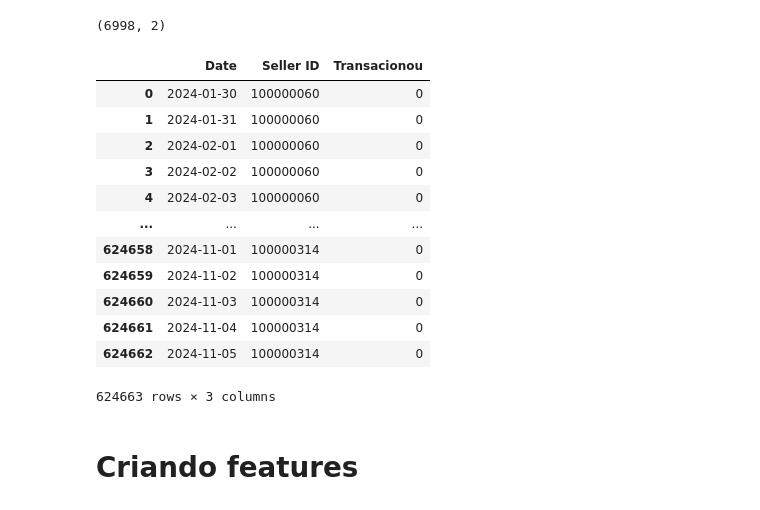
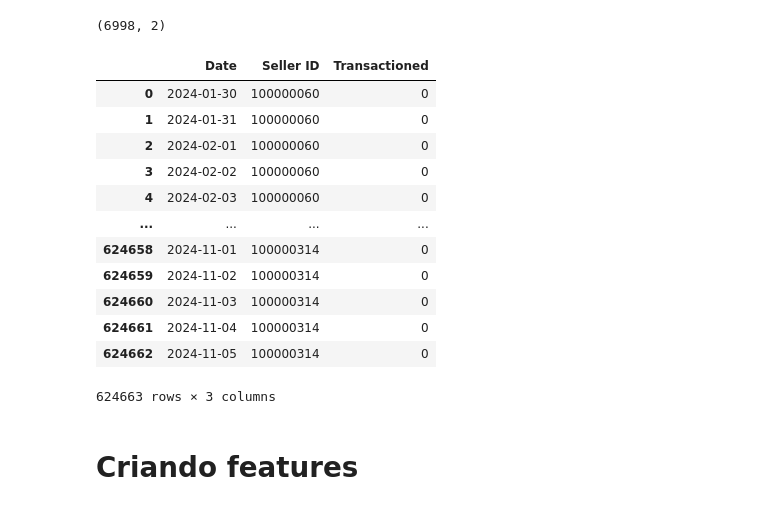
Before and after one commit to Miguelmdcc/Desafio_IA, a Jupyter notebook: Code/transacoes.ipynb, the cells around one changed output. Drawn from its saved outputs; the diff is of its cells as text; code cells hidden in the pictures.

```diff
--- a/Code/transacoes.ipynb
+++ b/Code/transacoes.ipynb
@@ -122,21 +122,21 @@ transacoes_filtradas.shape
 # %%
 unique_seller_ids = transacoes_filtradas['Seller ID'].unique()
 
 all_seller_data = []
 
 for seller in unique_seller_ids:
     seller_data = transacoes_filtradas[transacoes_filtradas['Seller ID'] == seller]
     seller_data = seller_data.sort_values(by='Date', ascending=True)
-    seller_data['Transacionou'] = 1
+    seller_data['Transactioned'] = 1
     seller_data = pd.merge(df_dates, seller_data, on='Date', how='left')
-    seller_data['Transacionou'] = seller_data['Transacionou'].fillna(0).astype('Int64')
+    seller_data['Transactioned'] = seller_data['Transactioned'].fillna(0).astype('Int64')
     seller_data['Seller ID'] = seller
-    all_seller_data.append(seller_data[['Date', 'Seller ID', 'Transacionou']])
+    all_seller_data.append(seller_data[['Date', 'Seller ID', 'Transactioned']])
 
 transacoes_sellerid = pd.concat(all_seller_data, ignore_index=True)
 transacoes_sellerid
 # %% [output]
-|  | Date | Seller ID | Transacionou |
+|  | Date | Seller ID | Transactioned |
 | 0 | 2024-01-30 | 100000060 | 0 |
 | 1 | 2024-01-31 | 100000060 | 0 |
 | 2 | 2024-02-01 | 100000060 | 0 |
```
Also changed, not shown: parts of 6 cells of this notebook, 3 other files.
